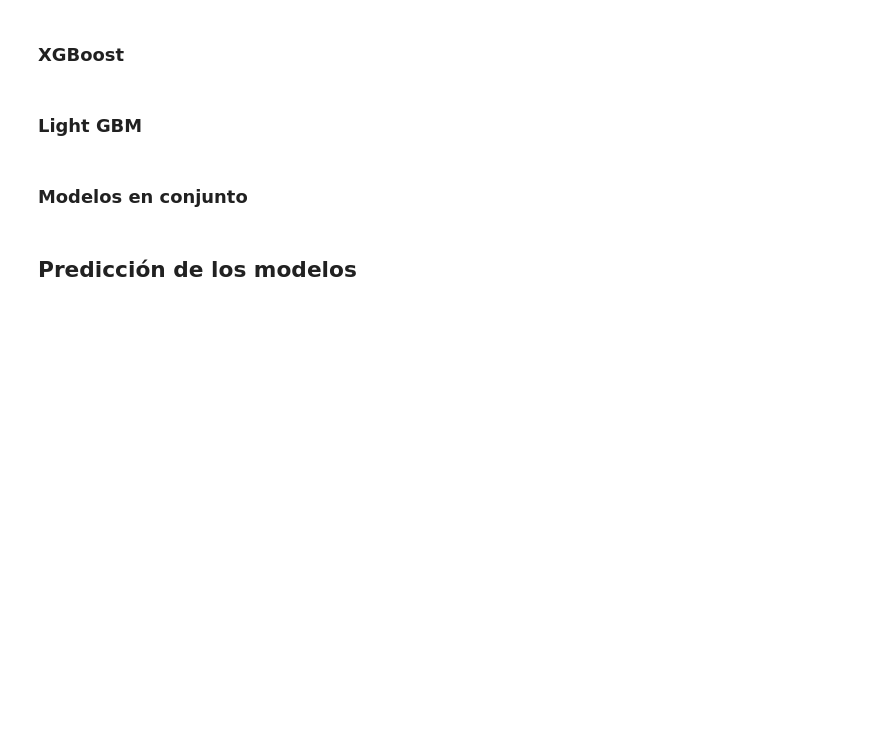
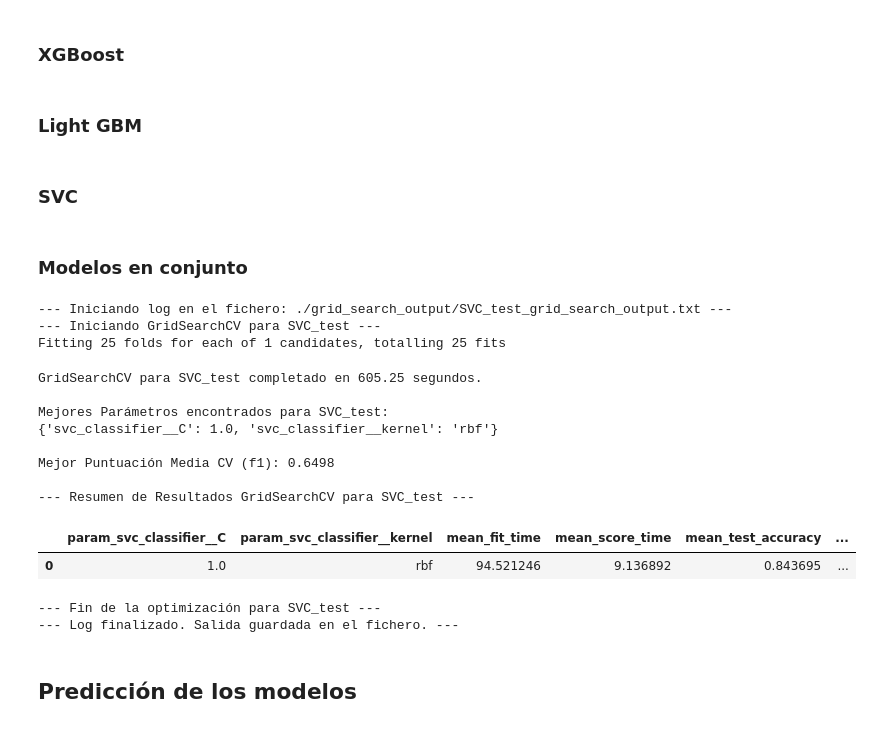
Before and after one commit to albertoPerez25/Clasificacion_Autonoma_de_Imagenes_Satelitales, a Jupyter notebook: Práctica 2 - Aprendizaje y selección de modelos de clasificación .ipynb, the cells around one changed output. Saved outputs shown, nothing was run; the diff lists cells and outputs as text; code cells hidden in the pictures; blank space fills up the shorter version.

Commit message:
#16 Implementado SVC y probado. Arreglado error relacionado a no tener creada la carpeta grid_search_output

```diff
--- a/Práctica 2 - Aprendizaje y selección de modelos de clasificación .ipynb
+++ b/Práctica 2 - Aprendizaje y selección de modelos de clasificación .ipynb
@@ -1220,3 +1225,12 @@ pipeline_LGBM = Pipeline([
+# %%
+svc_classifier = SVC(probability=True, random_state=SEED)
+
+pipeline_SVC = Pipeline([
+    ('preprocessor', preprocessor_DT),
+    ('target_encoder', target_encoder_DT),
+    ('pca_reduction', pca_DT),
+    ('svc_classifier', svc_classifier)
+])
 # %% [markdown]
 ##  Validación cruzada
 # %% [markdown]
@@ -1316,6 +1330,9 @@ class Logger:
 ### Optimización con Grid Search y obtención de resultados
 # %%
 # Función sacada de la libreta de material
+import os
+
+
 def optimize_with_grid_search(estimator, param_grid, X_train, y_train, cv_strategy, scoring_metric='accuracy', refit=True, threads=-1, model_name = None):
     """
     Configura el Logger, ejecuta GridSearchCV y llama a la función de logging.
@@ -1330,6 +1347,10 @@ def optimize_with_grid_search(estimator, param_grid, X_train, y_train, cv_strate
             model_name = type(estimator.steps[-1][1]).__name__
 
     log_filename = f"./grid_search_output/{model_name}_grid_search_output.txt"
+    log_directory = f"./grid_search_output"
+
+    # ASEGURAR CARPETA GRIDSEARCH CREADA
+    os.makedirs(log_directory, exist_ok=True)
 
     # Configuramos el Logger y redirigir stdout
     original_stdout = sys.stdout
@@ -1712,3 +1733,5 @@ else:
         'modelo__bagging_fraction': [0.7, 0.9],
         'modelo__bagging_freq': [1], # Frecuencia de bagging
     }
+# %% [markdown]
+### SVC
@@ -1717,34 +1767,51 @@ else:
 # %%
 class model:
     def __init__(self, name, pipeline, param_grid, result = None, prediction = None, do_train = False, do_predict = False):
         self.name = name
         self.pipeline = pipeline
         self.param_grid = param_grid
         self.result = result
         self.prediction = prediction
         self.in_memory = False
         self.do_train = do_train
         self.do_predict = do_predict
 
 models_dic = [
-    model('DT',pipeline_DT, param_grid_DT),
-    model('NB',pipeline_NB, param_grid_NB),
-    model('RFC',pipeline_RFC, param_grid_RFC),
-    model('KNN', pipeline_KNN, param_grid_KNN),
-    model('CNB', pipeline_CNB, param_grid_CNB, do_train=False, do_predict=True),
-    model('BAG', pipeline_BAG, param_grid_BAG),
-    model('ADA', pipeline_ADA, param_grid_ADA),
-    model('GB', pipeline_GB, param_grid_GB),
-    model('HGB', pipeline_HGB, param_grid_HGB),
-    model('XGB', pipeline_XGB, param_grid_XGB),
-    model('LGBM', pipeline_LGBM, param_grid_LGBM)
+    #model('DT',pipeline_DT, param_grid_DT),
+    #model('NB',pipeline_NB, param_grid_NB),
+    #model('RFC',pipeline_RFC, param_grid_RFC),
+    #model('KNN', pipeline_KNN, param_grid_KNN),
+    #model('CNB', pipeline_CNB, param_grid_CNB, do_train=False, do_predict=True),
+    #model('BAG', pipeline_BAG, param_grid_BAG),
+    #model('ADA', pipeline_ADA, param_grid_ADA),
+    #model('GB', pipeline_GB, param_grid_GB),
+    #model('HGB', pipeline_HGB, param_grid_HGB),
+    #model('XGB', pipeline_XGB, param_grid_XGB),
+    #model('LGBM', pipeline_LGBM, param_grid_LGBM),
+    model('SVC', pipeline_SVC, param_grid_SVC, do_train=True)
 ]
 
 if (TESTEO_RÁPIDO):
     for model in models_dic:
         model.name = model.name + "_test"
 
 models_dic = cross_validation_batch(models_dic)
+# %% [output]
+--- Iniciando log en el fichero: ./grid_search_output/SVC_test_grid_search_output.txt ---
+--- Iniciando GridSearchCV para SVC_test ---
+Fitting 25 folds for each of 1 candidates, totalling 25 fits
+GridSearchCV para SVC_test completado en 605.25 segundos.
+
+Mejores Parámetros encontrados para SVC_test:
+{'svc_classifier__C': 1.0, 'svc_classifier__kernel': 'rbf'}
+
+Mejor Puntuación Media CV (f1): 0.6498
+
+--- Resumen de Resultados GridSearchCV para SVC_test ---
+|  | param_svc_classifier__C | param_svc_classifier__kernel | mean_fit_time | mean_score_time | mean_test_accuracy | ... |
+| 0 | 1.0 | rbf | 94.521246 | 9.136892 | 0.843695 | ... |
+--- Fin de la optimización para SVC_test ---
+--- Log finalizado. Salida guardada en el fichero. ---
 # %% [markdown]
 ## Predicción de los modelos
 # %% [markdown]
```
Also changed, not shown: parts of 8 cells of this notebook, 1 other file.
